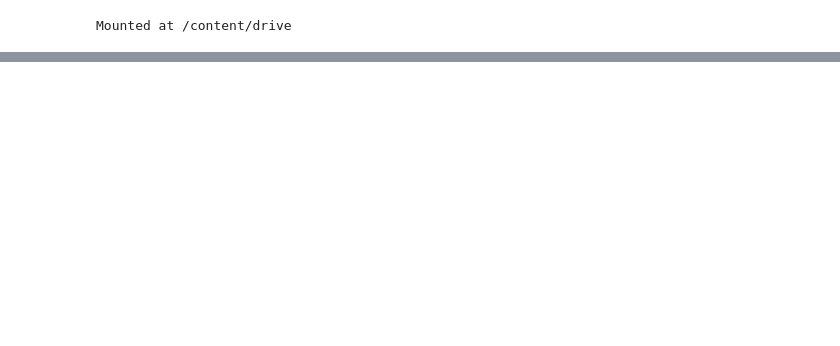
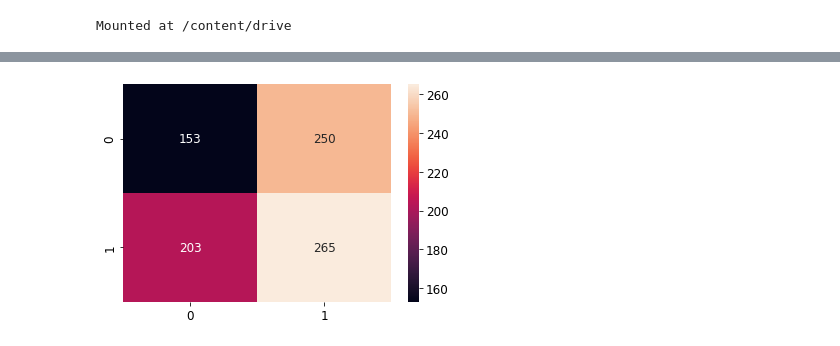
Before and after one commit to shivkumarganesh/Advance-Deep-Learning, a Jupyter notebook: notebooks/neural_net/Inception.ipynb, the cells around one changed output, grey strips where cells are left out. Drawn from its saved outputs; the diff is of its cells as text; code cells hidden in the pictures; blank space fills up the shorter version.

```diff
--- a/notebooks/neural_net/Inception.ipynb
+++ b/notebooks/neural_net/Inception.ipynb
@@ -72,0 +118,20 @@ Epoch 100/100
+# %%
+probabilities = model.predict_generator(generator=validation_generator)
+y_true = test_generator.classes
+y_pred = probabilities > 0.5
+font = {
+'family': 'Times New Roman',
+'size': 12
+}
+plt.rc('font', **font)
+# %%
+from sklearn.metrics import plot_confusion_matrix
+from sklearn.metrics import confusion_matrix
+import seaborn as sns
+mat = confusion_matrix(y_true, y_pred)
+# plot_confusion_matrix(conf_mat=mat, figsize=(8, 8), show_normed=False)
+
+#plot_confusion_matrix(model, y_true, y_pred)
+f = sns.heatmap(mat, annot=True, fmt='d')
+# %% [output]
+[figure, added]
```
Also changed, not shown: parts of 8 cells of this notebook.
